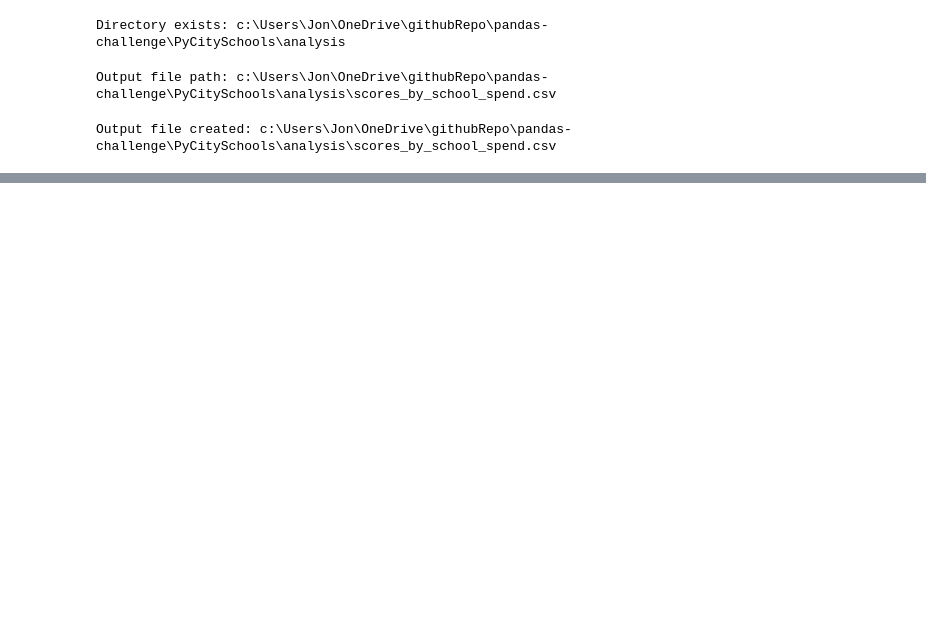
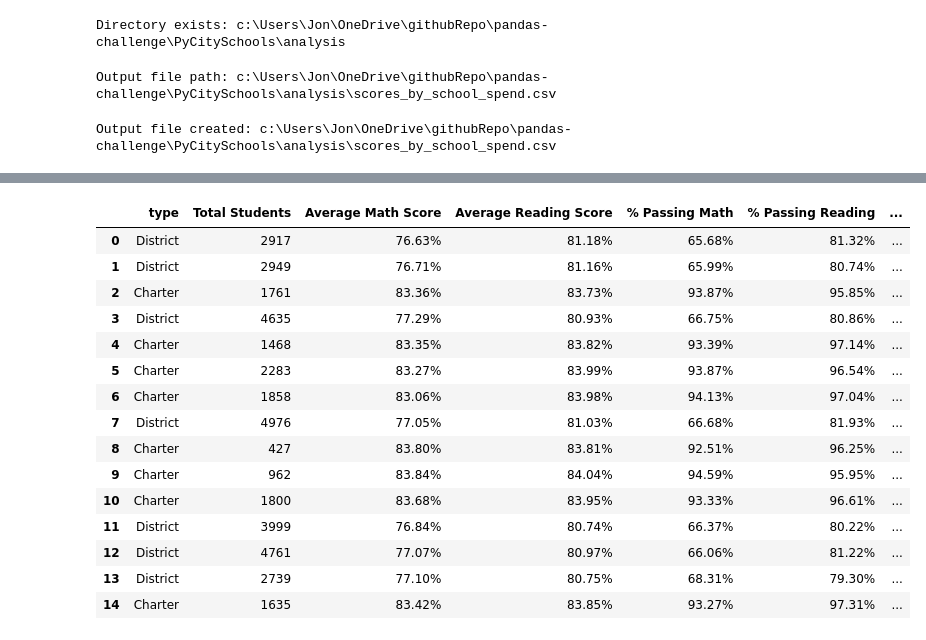
Before and after one commit to Jon-Pierson/pandas-challenge, a Jupyter notebook: PyCitySchools/main.ipynb, the cells around one changed output, grey strips where cells are left out. Drawn from its saved outputs; the diff is of its cells as text; code cells hidden in the pictures; blank space fills up the shorter version.

Commit message:
Created a cleaned scores by analysis df
I should have done this before the scores by school spend df. I would have only had to reformat once...

```diff
--- a/PyCitySchools/main.ipynb
+++ b/PyCitySchools/main.ipynb
@@ -937,0 +957,22 @@ Output file created: c:\Users\Jon\OneDrive\githubRepo\pandas-challenge\PyCitySch
+# %%
+# Looking back at the scores_by_analysis DataFrame, I should have cleaned that DataFrame before creating the spending_analysis DataFrame. I will clean the df like I should have done before.
+# Create a new DataFrame from the scores_by_analysis DataFrame for school size analysis and school type analysis so I only have to refomat the DataFrame once
+cleaned_scores_by_analysis = scores_by_analysis.drop(columns=['Per Student Budget', 'Total School Budget', 'School Name', 'school_name', 'size'])
+cleaned_scores_by_analysis
+# %% [output]
+|  | type | Total Students | Average Math Score | Average Reading Score | % Passing Math | % Passing Reading | ... |
+| 0 | District | 2917 | 76.63% | 81.18% | 65.68% | 81.32% | ... |
+| 1 | District | 2949 | 76.71% | 81.16% | 65.99% | 80.74% | ... |
+| 2 | Charter | 1761 | 83.36% | 83.73% | 93.87% | 95.85% | ... |
+| 3 | District | 4635 | 77.29% | 80.93% | 66.75% | 80.86% | ... |
+| 4 | Charter | 1468 | 83.35% | 83.82% | 93.39% | 97.14% | ... |
+| 5 | Charter | 2283 | 83.27% | 83.99% | 93.87% | 96.54% | ... |
+| 6 | Charter | 1858 | 83.06% | 83.98% | 94.13% | 97.04% | ... |
+| 7 | District | 4976 | 77.05% | 81.03% | 66.68% | 81.93% | ... |
+| 8 | Charter | 427 | 83.80% | 83.81% | 92.51% | 96.25% | ... |
+| 9 | Charter | 962 | 83.84% | 84.04% | 94.59% | 95.95% | ... |
+| 10 | Charter | 1800 | 83.68% | 83.95% | 93.33% | 96.61% | ... |
+| 11 | District | 3999 | 76.84% | 80.74% | 66.37% | 80.22% | ... |
+| 12 | District | 4761 | 77.07% | 80.97% | 66.06% | 81.22% | ... |
+| 13 | District | 2739 | 77.10% | 80.75% | 68.31% | 79.30% | ... |
+| 14 | Charter | 1635 | 83.42% | 83.85% | 93.27% | 97.31% | ... |
```
Also changed, not shown: parts of 5 cells of this notebook.
